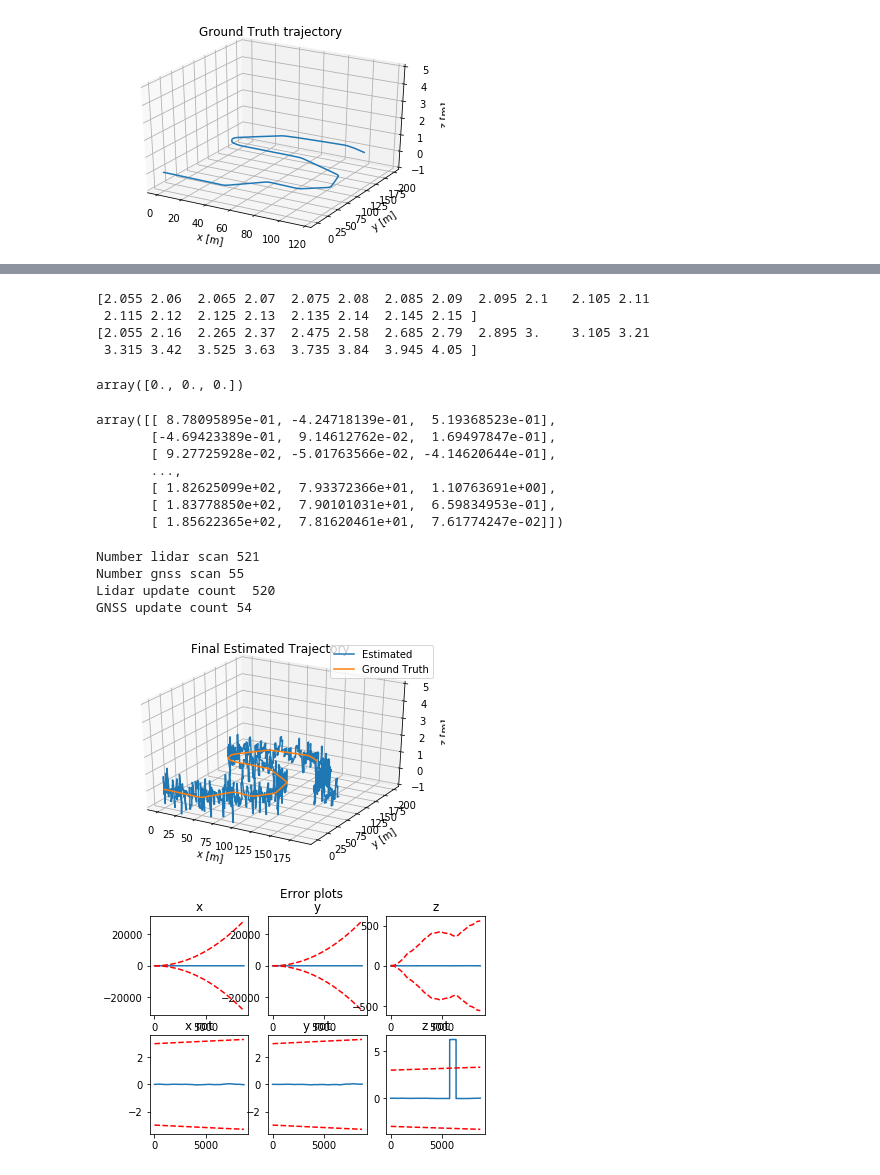
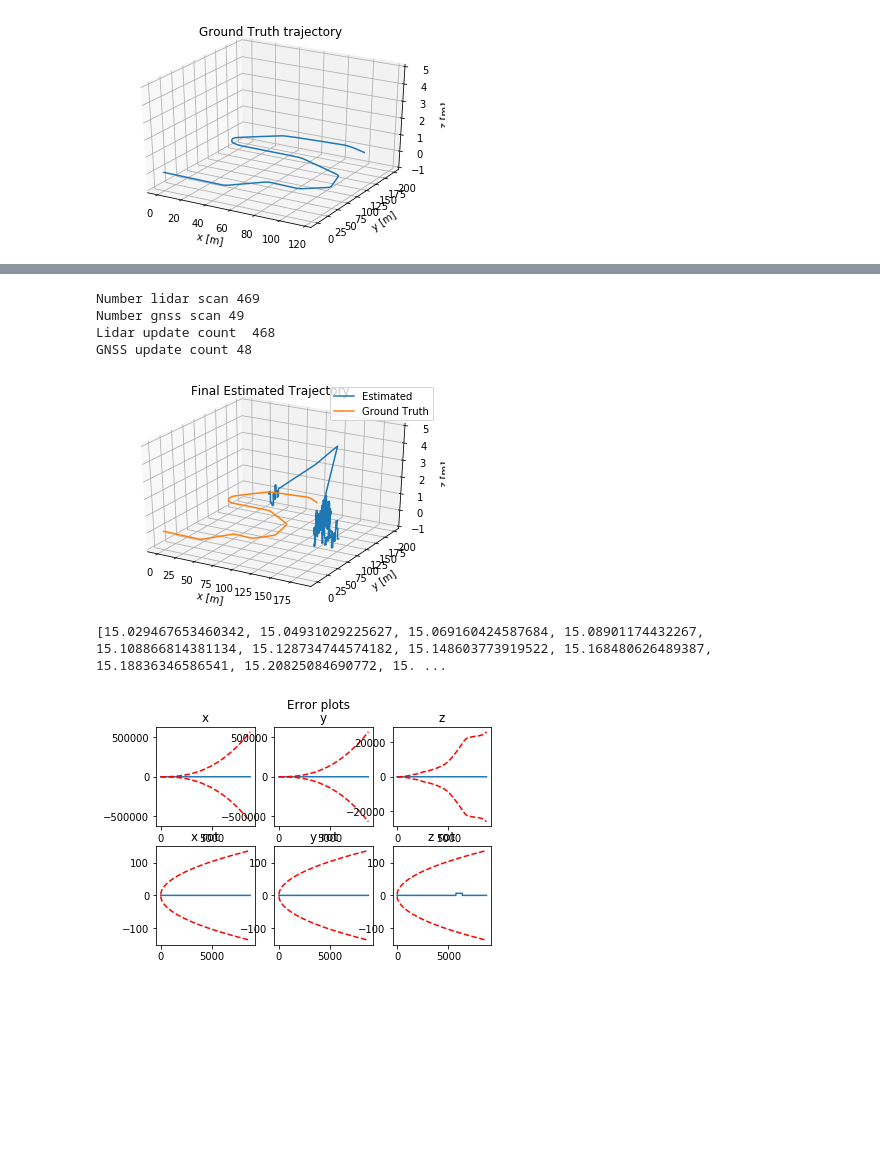
Before and after one commit to riochuong/coursera-self-driving-car, a Jupyter notebook: ES-EKF.ipynb, the cells around one changed output, grey strips where cells are left out. Cells and saved outputs as stored; diff of their text form; code cells hidden in the pictures; blank space fills up the shorter version.

```diff
--- a/ES-EKF.ipynb
+++ b/ES-EKF.ipynb
@@ -76,12 +96,0 @@ array([ 0.32245154, -0.55736826,  0.06346714])
-# %%
-print(imu_f.t[0:20])
-print(lidar.t[0:20])
-# %% [output]
-[2.055 2.06  2.065 2.07  2.075 2.08  2.085 2.09  2.095 2.1   2.105 2.11
- 2.115 2.12  2.125 2.13  2.135 2.14  2.145 2.15 ]
-[2.055 2.16  2.265 2.37  2.475 2.58  2.685 2.79  2.895 3.    3.105 3.21
- 3.315 3.42  3.525 3.63  3.735 3.84  3.945 4.05 ]
-# %%
-p_est[0]
-# %% [output]
-array([0., 0., 0.])
@@ -115,13 +97,3 @@ lidar.data = (C_li @ lidar.data.T).T + t_li_i
-# %%
-lidar.data
-# %% [output]
-array([[ 8.78095895e-01, -4.24718139e-01,  5.19368523e-01],
-       [-4.69423389e-01,  9.14612762e-02,  1.69497847e-01],
-       [ 9.27725928e-02, -5.01763566e-02, -4.14620644e-01],
-       ...,
-       [ 1.82625099e+02,  7.93372366e+01,  1.10763691e+00],
-       [ 1.83778850e+02,  7.90101031e+01,  6.59834953e-01],
-       [ 1.85622365e+02,  7.81620461e+01,  7.61774247e-02]])
 # %%
 
 
@@ -135,8 +107,10 @@ array([[ 8.78095895e-01, -4.24718139e-01,  5.19368523e-01],
 ################################################################################################
 var_imu_f = 0.1
 var_imu_w = 1.0
-var_gnss = 0.01
-var_lidar = 0.25
+#var_gnss = 0.01
+#var_lidar = 0.25
+var_lidar = 1
+var_gnss = 0.1
 
 ################################################################################################
 # We can also set up some constants that won't change for any iteration of our solver.
@@ -208,6 +182,7 @@ gnss_update_count = 0
 
 for k in range(1, imu_f.data.shape[0]):  # start at 1 b/c we have initial prediction from gt
     delta_t = imu_f.t[k] - imu_f.t[k - 1]
+    has_update_pos = False
     # 1. Update state with IMU inputs
     C_ns = Quaternion(*q_est[k-1]).to_mat()
 
@@ -223,11 +198,12 @@ for k in range(1, imu_f.data.shape[0]):  # start at 1 b/c we have initial predic
     F[0:3, 3:6] = delta_t * np.eye(3)
     F[3:6, 6:9] = -skew_symmetric(C_ns.dot(imu_f.data[k-1].T)) * delta_t
     Q = np.eye(6)
-    Q[0:3, 0:3] = (var_imu_f) * np.eye(3)
-    Q[3:6, 3:6] = (var_imu_w) * np.eye(3)
+    Q[0:3, 0:3] = (var_imu_f**2) * np.eye(3)
+    Q[3:6, 3:6] = (var_imu_w**2) * np.eye(3)
     Q = (delta_t ** 2) * Q
     # 2. Propagate uncertainty
     p_cov[k] = F.dot(p_cov[k-1]).dot(F.T) + l_jac.dot(Q).dot(l_jac.T)
+    #print(p_cov[k].shape)
     # 3. Check availability of GNSS and LIDAR measurements
 
 
@@ -240,7 +216,7 @@ for k in range(1, imu_f.data.shape[0]):  # start at 1 b/c we have initial predic
         curr_gnss_idx += 1
 
     if curr_gnss_idx < len(gnss.t) and (gnss_time_diff > 0) and (gnss_time_diff <= 0.01):
-        #print("GNSS update")
+        #print("GNSS update ", k)
         measurement_update(var_gnss,
                            p_cov_check=p_cov[k],
                            y_k=gnss.data[curr_gnss_idx],
@@ -249,9 +225,18 @@ for k in range(1, imu_f.data.shape[0]):  # start at 1 b/c we have initial predic
                            q_check=q_est[k])
         curr_gnss_idx += 1
         gnss_update_count += 1
+        has_update_pos = True
+        var_imu_f = 0.1
+        var_imu_w = 1.0
+        var_gnss = 0.1
+#     else:
+# #         var_imu_f = 50
+# #         var_imu_w = 100
+#         var_gnss = 0.1 * 5
+
 
 #     #======== LIDAR UPDATE ===================================
-#     # check if we can find any gnss update after the motion happen
+    # check if we can find any gnss update after the motion happen
     while curr_lidar_idx < len(lidar.t):
         lidar_time_diff = lidar.t[curr_lidar_idx] - imu_f.t[k]
         if (lidar_time_diff > 0) and curr_lidar_idx < len(lidar.t):
@@ -259,6 +244,7 @@ for k in range(1, imu_f.data.shape[0]):  # start at 1 b/c we have initial predic
         curr_lidar_idx += 1
 
     if (curr_lidar_idx < len(lidar.t)) and (lidar_time_diff > 0) and (lidar_time_diff <= 0.01):
+        #print("lidar update ", lidar_time_diff, curr_lidar_idx)
         measurement_update(var_lidar,
                            p_cov_check=p_cov[k],
                            y_k=lidar.data[curr_lidar_idx],
@@ -267,6 +253,11 @@ for k in range(1, imu_f.data.shape[0]):  # start at 1 b/c we have initial predic
                            q_check=q_est[k])
         curr_lidar_idx += 1
         lidar_update_count += 1
+        var_imu_f = 0.1
+        var_imu_w = 1.0
+    elif not has_update_pos:
+        var_imu_f = 50
+        var_imu_w = 100
 
 print("Number lidar scan", len(lidar.t))
 print("Number gnss scan", len(gnss.t))
@@ -284,7 +275,7 @@ print("GNSS update count", gnss_update_count)
 ################################################################################################
 est_traj_fig = plt.figure()
 ax = est_traj_fig.add_subplot(111, projection='3d')
-ax.plot(p_est[:,0], p_est[:,1], p_est[:,2], label='Estimated')
+ax.plot(p_est[7636:,0], p_est[7636:,1], p_est[7636:,2], label='Estimated')
 ax.plot(gt.p[:,0], gt.p[:,1], gt.p[:,2], label='Ground Truth')
 ax.set_xlabel('x [m]')
 ax.set_ylabel('y [m]')
@@ -302,36 +293,46 @@ plt.show()
 error_fig, ax = plt.subplots(2, 3)
 error_fig.suptitle('Error plots')
 num_gt = gt.p.shape[0]
 p_est_euler = []
 
 # Convert estimated quaternions to euler angles
 for q in q_est:
     p_est_euler.append(Quaternion(*q).to_euler())
 p_est_euler = np.array(p_est_euler)
 
 # Get uncertainty estimates from P matrix
 p_cov_diag_std = np.sqrt(np.diagonal(p_cov, axis1=1, axis2=2))
 
 titles = ['x', 'y', 'z', 'x rot', 'y rot', 'z rot']
+
+# euclidean error
+eucl_errors = []
+for i, p in enumerate(gt.p):
+    dist = np.sqrt(np.sum(np.power(p - p_est[i], 2)))
+    eucl_errors.append(dist)
+
+print(eucl_errors[-50:])
+
 for i in range(3):
     ax[0, i].plot(range(num_gt), gt.p[:, i] - p_est[:num_gt, i])
     ax[0, i].plot(range(num_gt), 3 * p_cov_diag_std[:num_gt, i], 'r--')
     ax[0, i].plot(range(num_gt), -3 * p_cov_diag_std[:num_gt, i], 'r--')
     ax[0, i].set_title(titles[i])
 
 for i in range(3):
     ax[1, i].plot(range(num_gt), gt.r[:, i] - p_est_euler[:num_gt, i])
     ax[1, i].plot(range(num_gt), 3 * p_cov_diag_std[:num_gt, i+6], 'r--')
     ax[1, i].plot(range(num_gt), -3 * p_cov_diag_std[:num_gt, i+6], 'r--')
     ax[1, i].set_title(titles[i+3])
 plt.show()
 
 
 #### 7. Submission #############################################################################
 # %% [output]
-Number lidar scan 521
-Number gnss scan 55
-Lidar update count  520
-GNSS update count 54
+Number lidar scan 469
+Number gnss scan 49
+Lidar update count  468
+GNSS update count 48
-[figure, old version]
+[figure, new version]
+[15.029467653460342, 15.04931029225627, 15.069160424587684, 15.08901174432267, 15.108866814381134, 15.128734744574182, 15.148603773919522, 15.168480626489387, 15.18836346586541, 15.20825084690772, 15. ...
-[figure, old version]
+[figure, new version]
```
Also changed, not shown: parts of 6 cells of this notebook.
